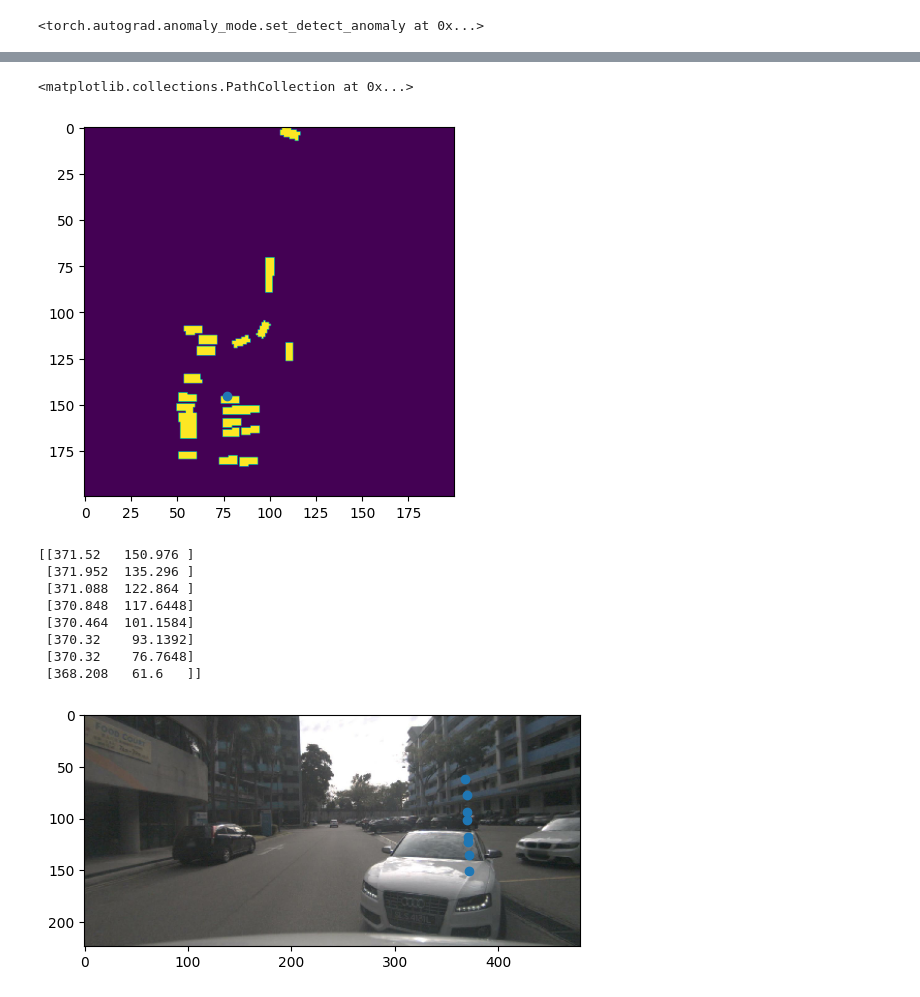
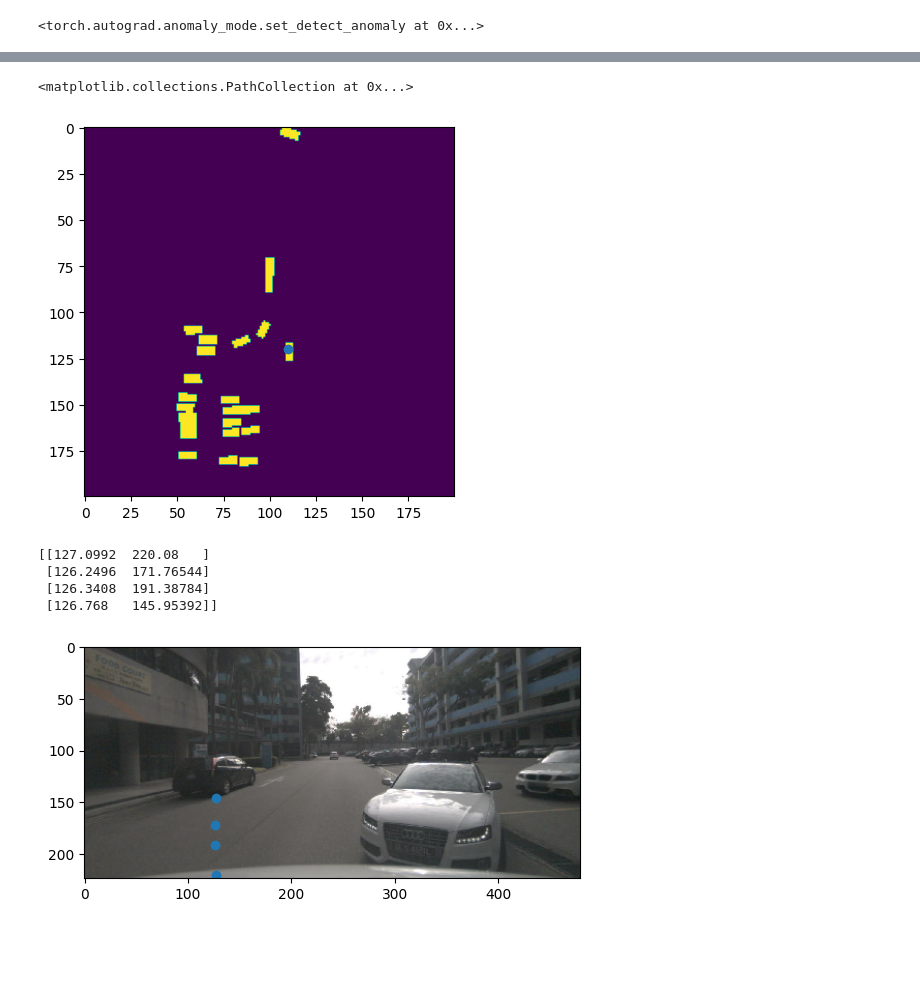
Before and after one commit to nargoo0328/cross_view_transformers, a Jupyter notebook: scripts/test_bug.ipynb, the cells around one changed output, grey strips where cells are left out. Drawn from its saved outputs; the diff is of its cells as text; code cells hidden in the pictures; blank space fills up the shorter version.

```diff
--- a/scripts/test_bug.ipynb
+++ b/scripts/test_bug.ipynb
@@ -110,43 +92,31 @@ plt.imshow(((pred['VEHICLE'][0,0].sigmoid().detach().cpu())>0.4).numpy())
 # %%
 plt.imshow(batch['bev'][0,4].cpu().numpy())
-plt.scatter([77],[145])
+plt.scatter([110],[120])
 # %% [output]
 <matplotlib.collections.PathCollection at 0x...>
-[figure, old version]
+[figure, new version]
 # %%
-x = [[[0.7740, 0.6740]],
+x = [[[ 2.6479e-01,  9.8250e-01]],
 
-        [[0.7749, 0.6040]],
+        [[ 2.6302e-01,  7.6681e-01]],
 
-        [[0.7731, 0.5485]],
+        [[ 2.6321e-01,  8.5441e-01]],
 
-        [[0.7726, 0.5252]],
-
-        [[0.7718, 0.4516]],
-
-        [[0.7715, 0.4158]],
-
-        [[0.7715, 0.3427]],
-
-        [[0.7671, 0.2750]]]
+        [[ 2.6410e-01,  6.5158e-01]]]
 x = np.array(x)[:,0]
 x[:, 0] *= 480
 x[:, 1] *= 224
 print(x)
 # x = x[2:6]
 plt.imshow(batch['image'][0,4].cpu().permute(1,2,0))
 plt.scatter(x[:,0],x[:,1])
 plt.show()
 # %% [output]
-[[371.52   150.976 ]
- [371.952  135.296 ]
- [371.088  122.864 ]
- [370.848  117.6448]
- [370.464  101.1584]
- [370.32    93.1392]
- [370.32    76.7648]
- [368.208   61.6   ]]
+[[127.0992  220.08   ]
+ [126.2496  171.76544]
+ [126.3408  191.38784]
+ [126.768   145.95392]]
-[figure, old version]
+[figure, new version]
 # %%
 plt.imshow(vis_result[1])
 # %% [output]
```
Also changed, not shown: parts of 5 cells of this notebook, 4 other files.
